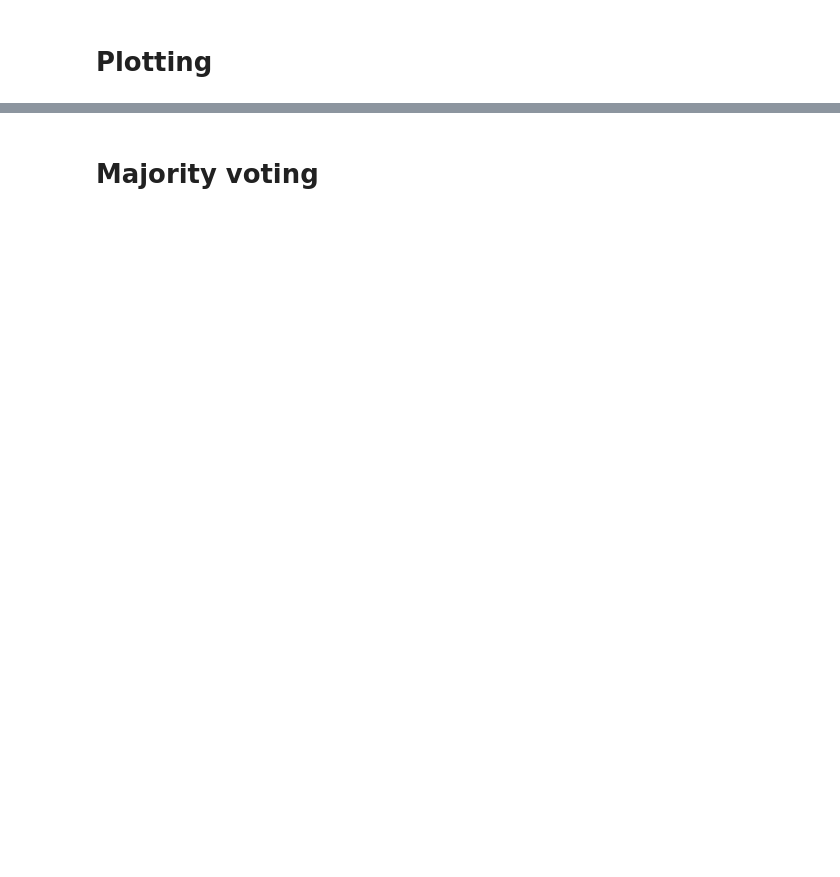
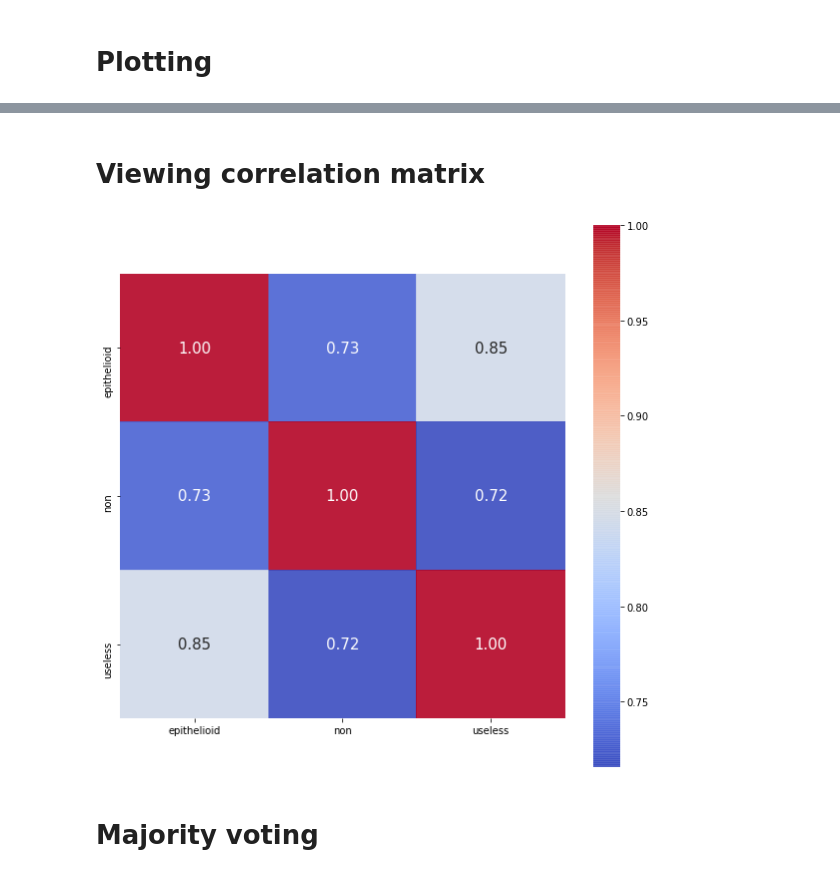
Before and after one commit to davibuss/Bioinformatics, a Jupyter notebook: ShallowLearning.ipynb, the cells around one changed output, grey strips where cells are left out. Drawn from its saved outputs; the diff is of its cells as text; code cells hidden in the pictures; blank space fills up the shorter version.

```diff
--- a/ShallowLearning.ipynb
+++ b/ShallowLearning.ipynb
@@ -116 +100,8 @@ fig.show()
+# %%
+from sklearn.preprocessing import StandardScaler
+scaler = StandardScaler()
+dataset_scaled = scaler.fit_transform(dataset[['epithelioid','non','useless']])
+# %%
+dataset_scaled = pd.DataFrame(dataset_scaled,columns=['epithelioid','non','useless'])
+dataset_scaled = pd.concat([dataset_scaled,dataset['label']],axis = 1)
 # %%
@@ -124,3 +127,17 @@ fig.show()
+# %% [markdown]
+# Viewing correlation matrix
+# %%
+import seaborn as sns
+import matplotlib.pyplot as plt
+
+features = dataset_scaled.columns[:-1].tolist()
+corr = dataset_scaled[features].corr()
+plt.figure(figsize=(10,10))
+sns.heatmap(corr, cbar = True,  square = True, annot=True, fmt= '.2f',annot_kws={'size': 15},
+           xticklabels= features, yticklabels= features, alpha = 0.9,   cmap= 'coolwarm')
+plt.show()
+# %% [output]
+[figure, added]
 # %% [markdown]
 # Majority voting
 # %%
```
Also changed, not shown: parts of 27 cells of this notebook.
